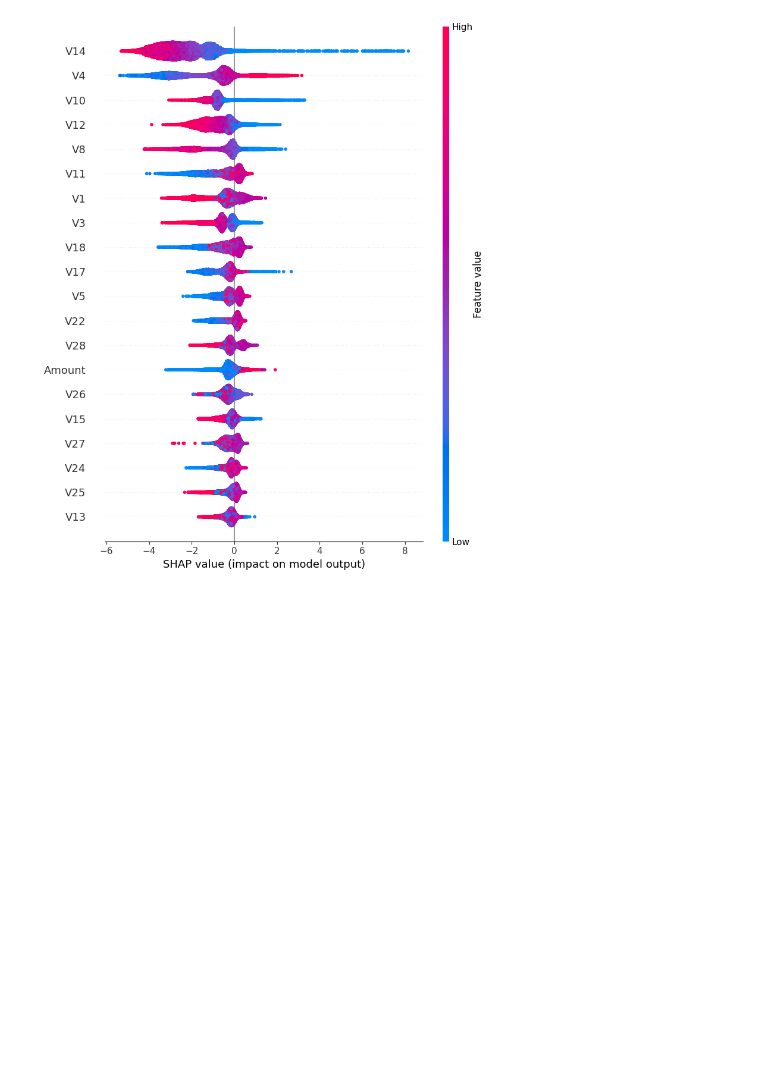
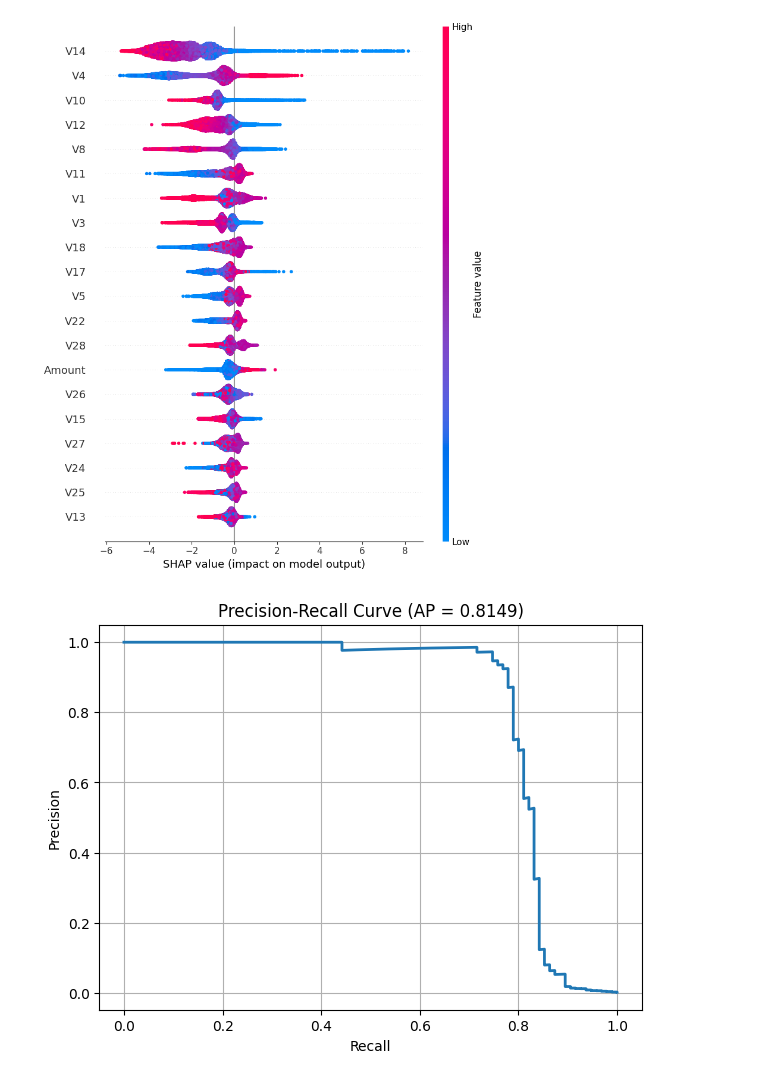
Before and after one commit to Tamannapanwar17/credit-card-fraud-detection, a Jupyter notebook: Credit_Card_Fraud_Detection.ipynb, the cells around one changed output. Cells and saved outputs as stored; diff of their text form; code cells hidden in the pictures; blank space fills up the shorter version.

```diff
--- a/Credit_Card_Fraud_Detection.ipynb
+++ b/Credit_Card_Fraud_Detection.ipynb
@@ -889,3 +889,18 @@ shap_values = explainer.shap_values(X_test)
 shap.summary_plot(shap_values, X_test)
 # %% [output]
 [figure]
+# %%
+from sklearn.metrics import precision_recall_curve, average_precision_score
+
+precision, recall, _ = precision_recall_curve(y_test, y_prob)
+ap = average_precision_score(y_test, y_prob)
+
+plt.figure(figsize=(7,5))
+plt.plot(recall, precision, linewidth=2)
+plt.xlabel("Recall")
+plt.ylabel("Precision")
+plt.title(f"Precision-Recall Curve (AP = {ap:.4f})")
+plt.grid(True)
+plt.show()
+# %% [output]
+[figure, added]
```
Also changed, not shown: parts of 3 cells of this notebook.
